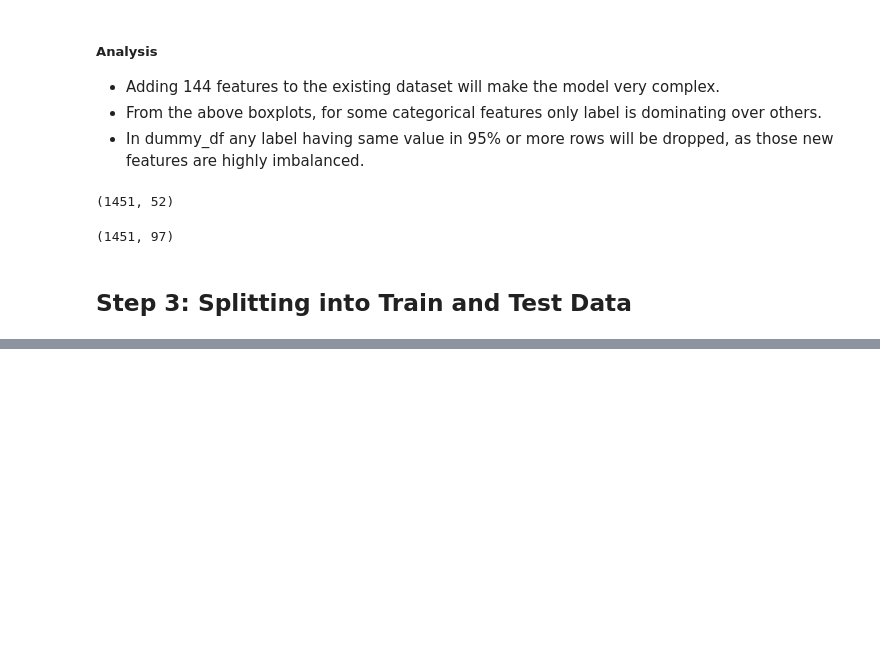
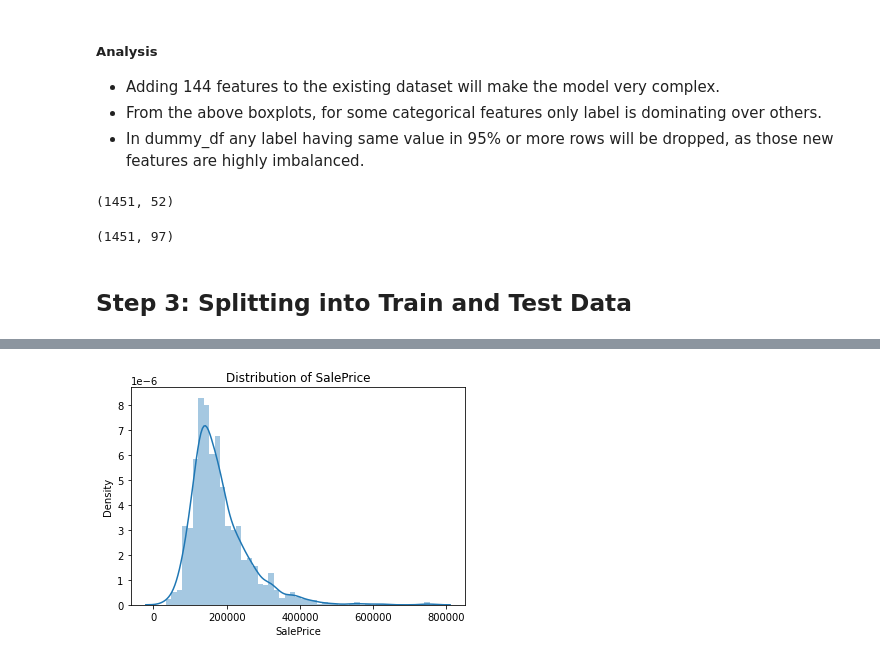
Before and after one commit to samrich76/Advanced-Regression-Assignment, a Jupyter notebook: Australian_market_Predict.ipynb, the cells around one changed output, grey strips where cells are left out. Drawn from its saved outputs; the diff is of its cells as text; code cells hidden in the pictures; blank space fills up the shorter version.

```diff
--- a/Australian_market_Predict.ipynb
+++ b/Australian_market_Predict.ipynb
@@ -748,0 +759,8 @@ housing_data.shape
+# %%
+# Checking the distribution of target variable, SalePrice
+
+plt.title('Distribution of SalePrice')
+sns.distplot(housing_data['SalePrice'])
+plt.show()
+# %% [output]
+[figure, added]
```
Also changed, not shown: parts of 26 cells of this notebook.
